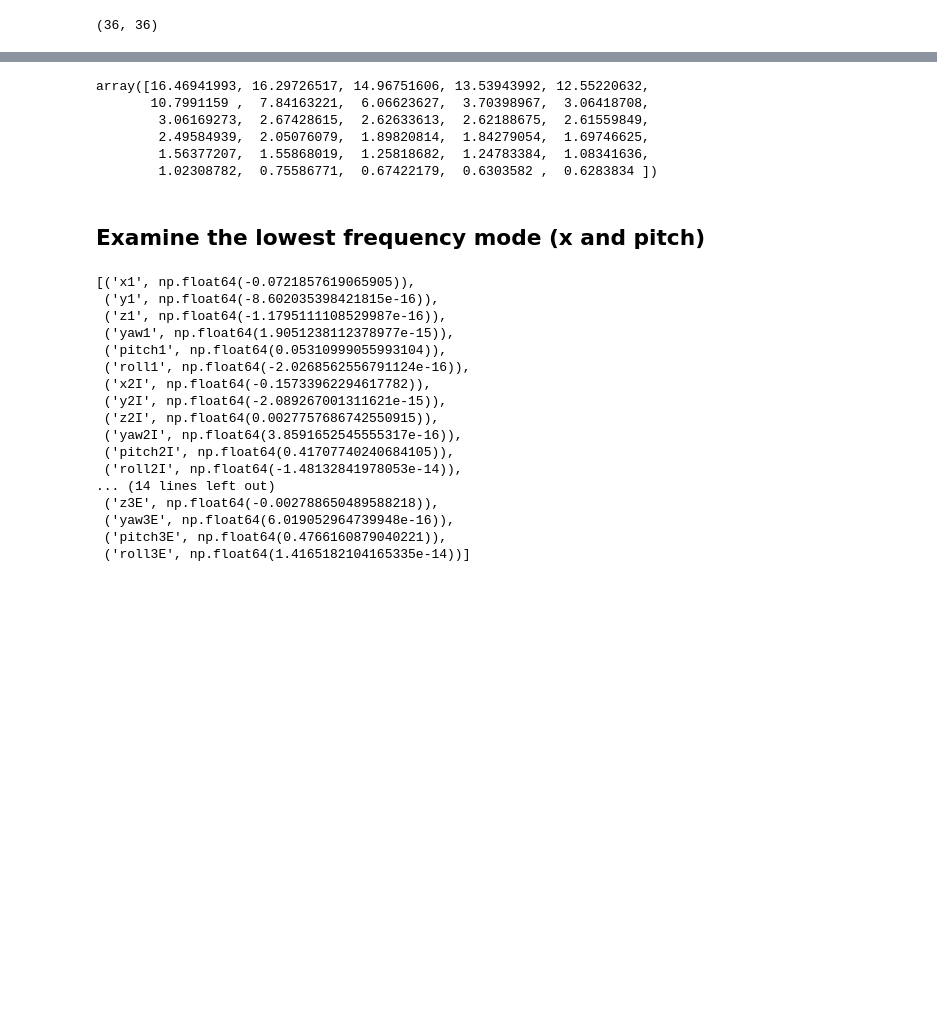
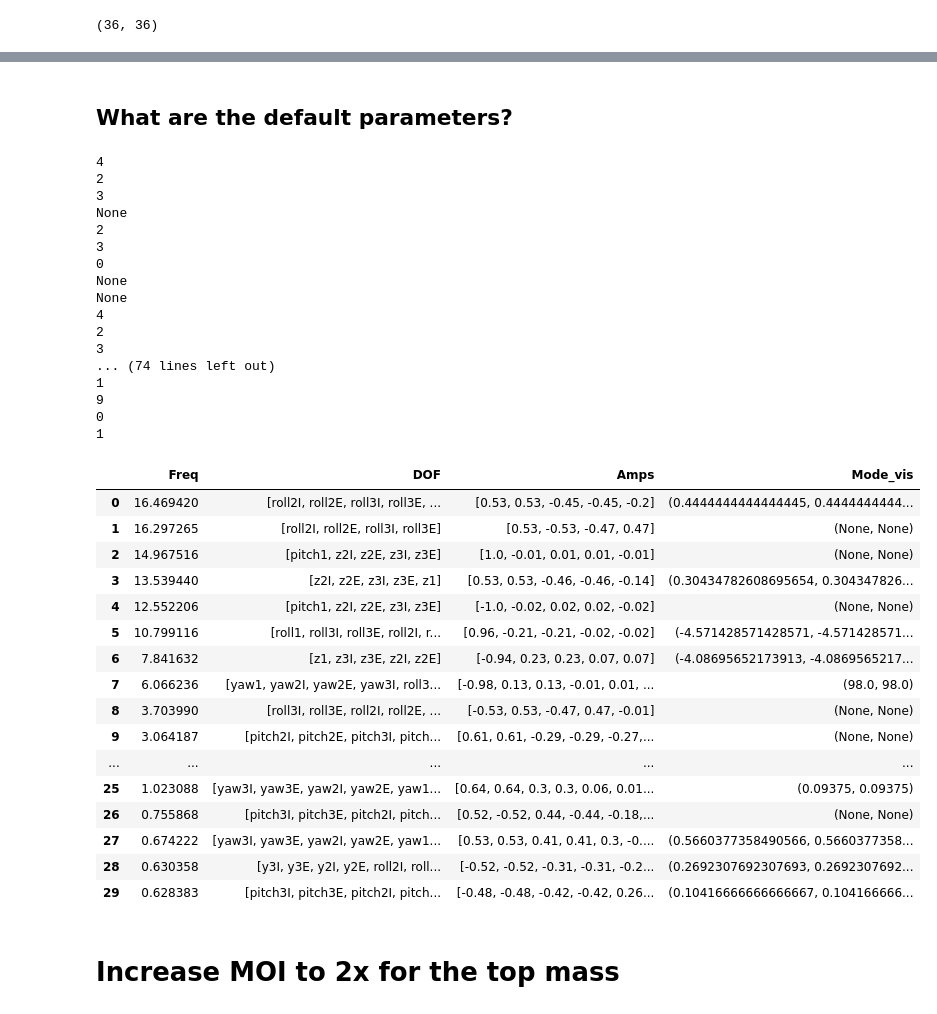
Before and after one commit to Cosmos1998/CommonPlatformTriple_4B4W_2x4B4W4W, a Jupyter notebook: CommonPlatformTriple_4B4W_2x4B4W4WNumPyWrapperTest.ipynb, the cells around one changed output, grey strips where cells are left out. Saved outputs shown, nothing was run; the diff lists cells and outputs as text; code cells hidden in the pictures; blank space fills up the shorter version.

Commit message:
Modified the print modes function to ouput mode visibility for both the chains

```diff
--- a/CommonPlatformTriple_4B4W_2x4B4W4WNumPyWrapperTest.ipynb
+++ b/CommonPlatformTriple_4B4W_2x4B4W4WNumPyWrapperTest.ipynb
@@ -518,31 +372,45 @@ TypeError: iter() returned non-iterator of type 'numpy.ndarray'
-# %%
-Hz
-# %% [output]
-array([16.46941993, 16.29726517, 14.96751606, 13.53943992, 12.55220632,
-       10.7991159 ,  7.84163221,  6.06623627,  3.70398967,  3.06418708,
-        3.06169273,  2.67428615,  2.62633613,  2.62188675,  2.61559849,
-        2.49584939,  2.05076079,  1.89820814,  1.84279054,  1.69746625,
-        1.56377207,  1.55868019,  1.25818682,  1.24783384,  1.08341636,
-        1.02308782,  0.75586771,  0.67422179,  0.6303582 ,  0.6283834 ])
-# %% [markdown]
-## Examine the lowest frequency mode (x and pitch)
-# %%
-list(zip(tpmodel.allvars,list(evecs[29])))
-# %% [output]
-[('x1', np.float64(-0.0721857619065905)),
- ('y1', np.float64(-8.602035398421815e-16)),
- ('z1', np.float64(-1.1795111108529987e-16)),
- ('yaw1', np.float64(1.9051238112378977e-15)),
- ('pitch1', np.float64(0.05310999055993104)),
- ('roll1', np.float64(-2.0268562556791124e-16)),
- ('x2I', np.float64(-0.15733962294617782)),
- ('y2I', np.float64(-2.089267001311621e-15)),
- ('z2I', np.float64(0.0027757686742550915)),
- ('yaw2I', np.float64(3.8591652545555317e-16)),
- ('pitch2I', np.float64(0.41707740240684105)),
- ('roll2I', np.float64(-1.48132841978053e-14)),
-... (14 lines left out)
- ('z3E', np.float64(-0.002788650489588218)),
- ('yaw3E', np.float64(6.019052964739948e-16)),
- ('pitch3E', np.float64(0.4766160879040221)),
- ('roll3E', np.float64(1.4165182104165335e-14))]
+# %% [markdown]
+## What are the default parameters?
+# %%
+
+
+pend = tpmodel.pendSS(*[getattr(tp, coeff) for coeff in tpmodel.stdcoeffs]) # generating state space matrices
+modes = tpmodel.eigenmodes(*[getattr(tp, coeff) for coeff in tpmodel.stdcoeffs])
+print_modes(modes)
+# %% [output]
+4
+2
+3
+None
+2
+3
+0
+None
+None
+4
+2
+3
+... (74 lines left out)
+1
+9
+0
+1
+|  | Freq | DOF | Amps | Mode_vis |
+| 0 | 16.469420 | [roll2I, roll2E, roll3I, roll3E, ... | [0.53, 0.53, -0.45, -0.45, -0.2] | (0.4444444444444445, 0.4444444444... |
+| 1 | 16.297265 | [roll2I, roll2E, roll3I, roll3E] | [0.53, -0.53, -0.47, 0.47] | (None, None) |
+| 2 | 14.967516 | [pitch1, z2I, z2E, z3I, z3E] | [1.0, -0.01, 0.01, 0.01, -0.01] | (None, None) |
+| 3 | 13.539440 | [z2I, z2E, z3I, z3E, z1] | [0.53, 0.53, -0.46, -0.46, -0.14] | (0.30434782608695654, 0.304347826... |
+| 4 | 12.552206 | [pitch1, z2I, z2E, z3I, z3E] | [-1.0, -0.02, 0.02, 0.02, -0.02] | (None, None) |
+| 5 | 10.799116 | [roll1, roll3I, roll3E, roll2I, r... | [0.96, -0.21, -0.21, -0.02, -0.02] | (-4.571428571428571, -4.571428571... |
+| 6 | 7.841632 | [z1, z3I, z3E, z2I, z2E] | [-0.94, 0.23, 0.23, 0.07, 0.07] | (-4.08695652173913, -4.0869565217... |
+| 7 | 6.066236 | [yaw1, yaw2I, yaw2E, yaw3I, roll3... | [-0.98, 0.13, 0.13, -0.01, 0.01, ... | (98.0, 98.0) |
+| 8 | 3.703990 | [roll3I, roll3E, roll2I, roll2E, ... | [-0.53, 0.53, -0.47, 0.47, -0.01] | (None, None) |
+| 9 | 3.064187 | [pitch2I, pitch2E, pitch3I, pitch... | [0.61, 0.61, -0.29, -0.29, -0.27,... | (None, None) |
+| ... | ... | ... | ... | ... |
+| 25 | 1.023088 | [yaw3I, yaw3E, yaw2I, yaw2E, yaw1... | [0.64, 0.64, 0.3, 0.3, 0.06, 0.01... | (0.09375, 0.09375) |
+| 26 | 0.755868 | [pitch3I, pitch3E, pitch2I, pitch... | [0.52, -0.52, 0.44, -0.44, -0.18,... | (None, None) |
+| 27 | 0.674222 | [yaw3I, yaw3E, yaw2I, yaw2E, yaw1... | [0.53, 0.53, 0.41, 0.41, 0.3, -0.... | (0.5660377358490566, 0.5660377358... |
+| 28 | 0.630358 | [y3I, y3E, y2I, y2E, roll2I, roll... | [-0.52, -0.52, -0.31, -0.31, -0.2... | (0.2692307692307693, 0.2692307692... |
+| 29 | 0.628383 | [pitch3I, pitch3E, pitch2I, pitch... | [-0.48, -0.48, -0.42, -0.42, 0.26... | (0.10416666666666667, 0.104166666... |
+# %% [markdown]
+# Increase MOI to 2x for the top mass
```
Also changed, not shown: parts of 21 cells of this notebook.
